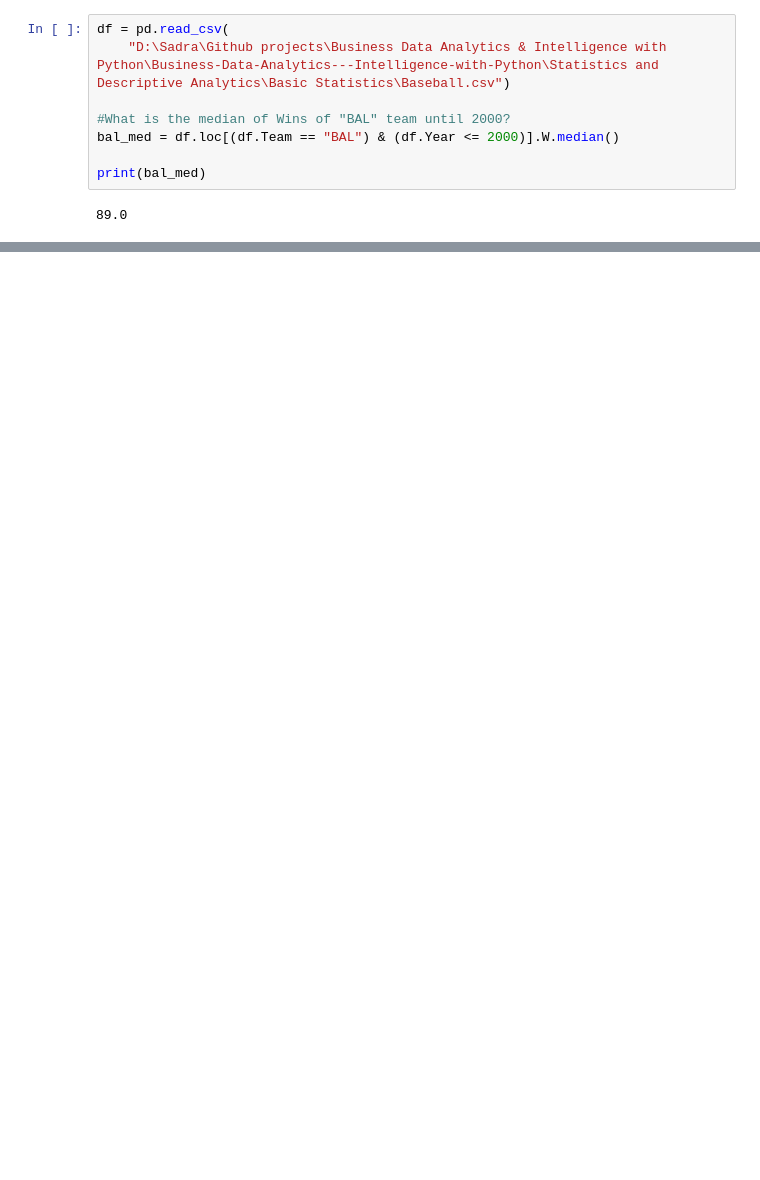
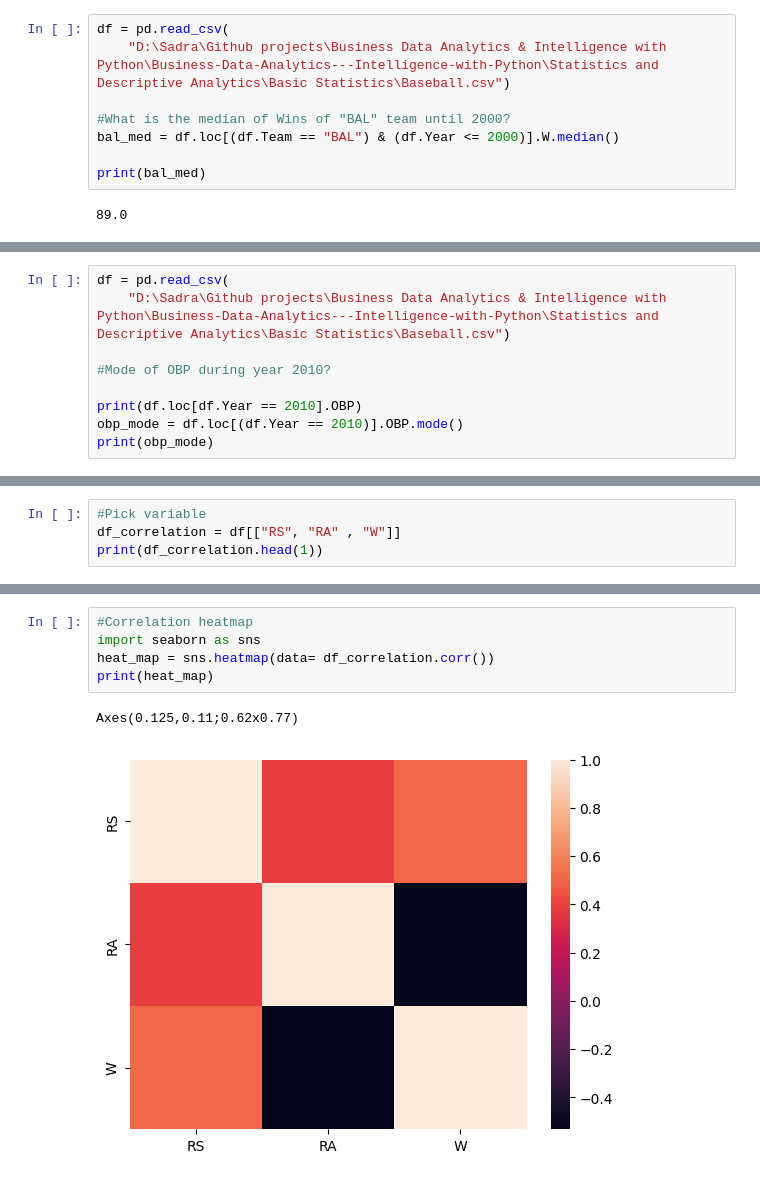
Before and after one commit to SadraAG84/Business-Data-Analytics---Intelligence-with-Python, a Jupyter notebook: Trainings/Section1.ipynb, the cells around one changed output, grey strips where cells are left out. Saved outputs shown, nothing was run; the diff lists cells and outputs as text; blank space fills up the shorter version.

Commit message:
Update Section1.ipynb(4)
Mode learned✔
Correlation learned✔
creating heatmap and design✔

```diff
--- a/Trainings/Section1.ipynb
+++ b/Trainings/Section1.ipynb
@@ -50,0 +58,9 @@ print(bal_med)
+# %%
+df = pd.read_csv(
+    "D:\Sadra\Github projects\Business Data Analytics & Intelligence with Python\Business-Data-Analytics---Intelligence-with-Python\Statistics and Descriptive Analytics\Basic Statistics\Baseball.csv")
+
+#Mode of OBP during year 2010?
+
+print(df.loc[df.Year == 2010].OBP)
+obp_mode = df.loc[(df.Year == 2010)].OBP.mode()
+print(obp_mode)
@@ -50,0 +87,4 @@ print(bal_med)
+# %%
+#Pick variable
+df_correlation = df[["RS", "RA" , "W"]]
+print(df_correlation.head(1))
@@ -50,0 +102,8 @@ print(bal_med)
+# %%
+#Correlation heatmap
+import seaborn as sns
+heat_map = sns.heatmap(data= df_correlation.corr())
+print(heat_map)
+# %% [output]
+Axes(0.125,0.11;0.62x0.77)
+[figure, added]
```
Also changed, not shown: parts of 10 cells of this notebook.
